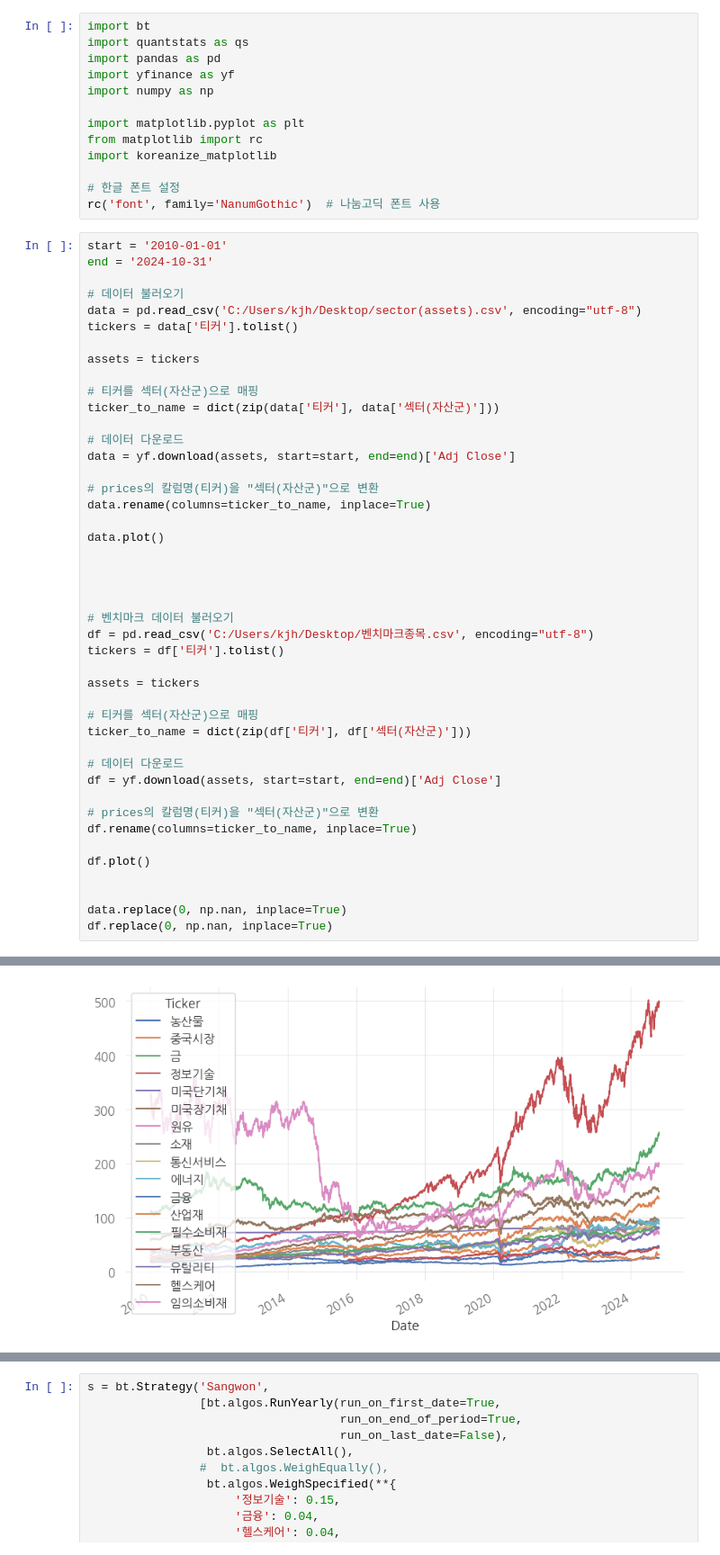
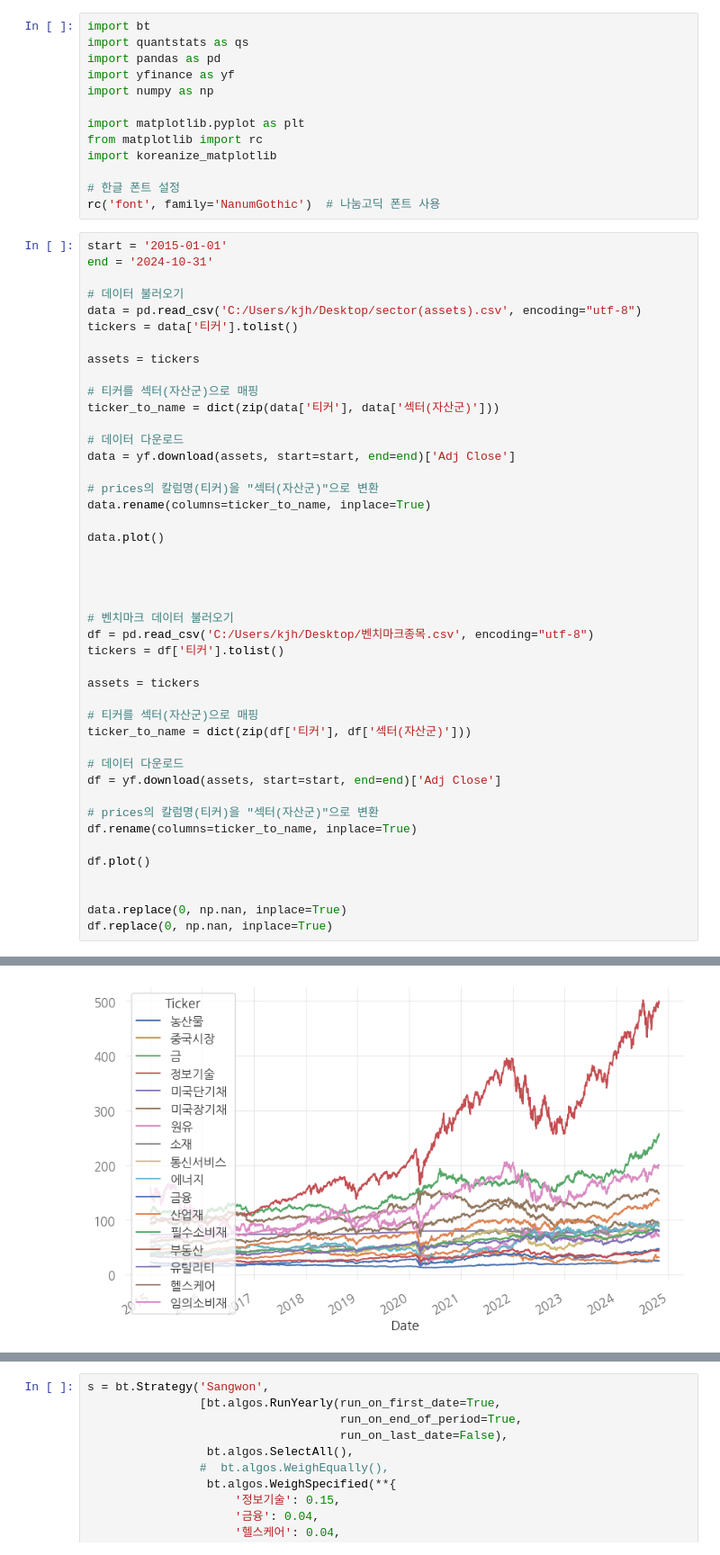
Before and after one commit to JaehwanKim00/stock_trading, a Jupyter notebook: backtest.ipynb, the cells around one changed output, grey strips where cells are left out. Shown at 90% size. Saved outputs shown, nothing was run; the diff lists cells and outputs as text.

```diff
--- a/backtest.ipynb
+++ b/backtest.ipynb
@@ -257,7 +257,7 @@ import koreanize_matplotlib
 # 한글 폰트 설정
 rc('font', family='NanumGothic')  # 나눔고딕 폰트 사용
 # %%
-start = '2010-01-01'
+start = '2015-01-01'
 end = '2024-10-31'
 
 # 데이터 불러오기
@@ -276,31 +276,31 @@ data = yf.download(assets, start=start, end=end)['Adj Close']
 data.rename(columns=ticker_to_name, inplace=True)
 
 data.plot()
 
 
 
 
 # 벤치마크 데이터 불러오기
 df = pd.read_csv('C:/Users/kjh/Desktop/벤치마크종목.csv', encoding="utf-8")
 tickers = df['티커'].tolist()
 
 assets = tickers
 
 # 티커를 섹터(자산군)으로 매핑
 ticker_to_name = dict(zip(df['티커'], df['섹터(자산군)']))
 
 # 데이터 다운로드
 df = yf.download(assets, start=start, end=end)['Adj Close']
 
 # prices의 칼럼명(티커)을 "섹터(자산군)"으로 변환
 df.rename(columns=ticker_to_name, inplace=True)
 
 df.plot()
 
 
 data.replace(0, np.nan, inplace=True)
 df.replace(0, np.nan, inplace=True)
 # %% [output]
 [*********************100%***********************]  17 of 17 completed
 [*********************100%***********************]  5 of 5 completed
-[figure, old version]
+[figure, new version]
```
Also changed, not shown: parts of 13 cells of this notebook.
